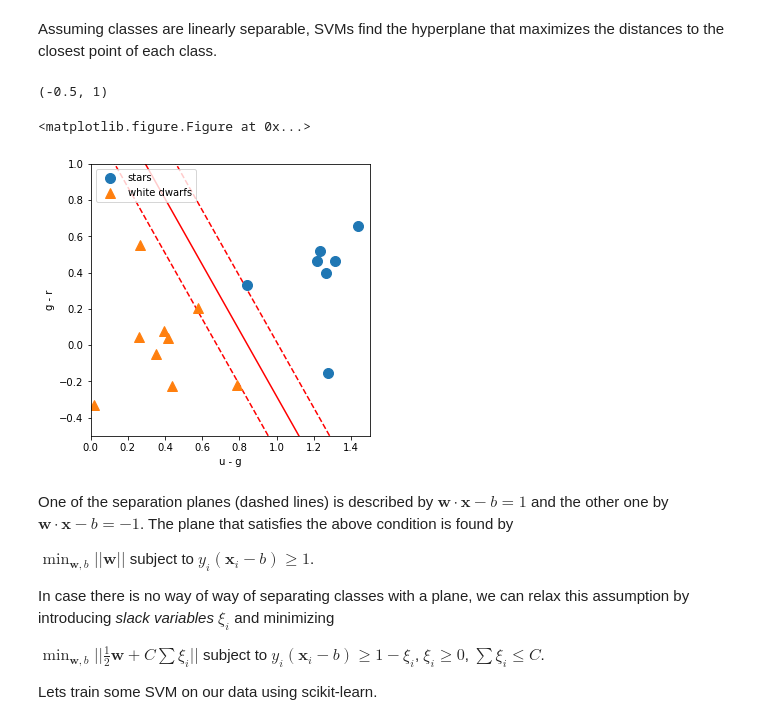
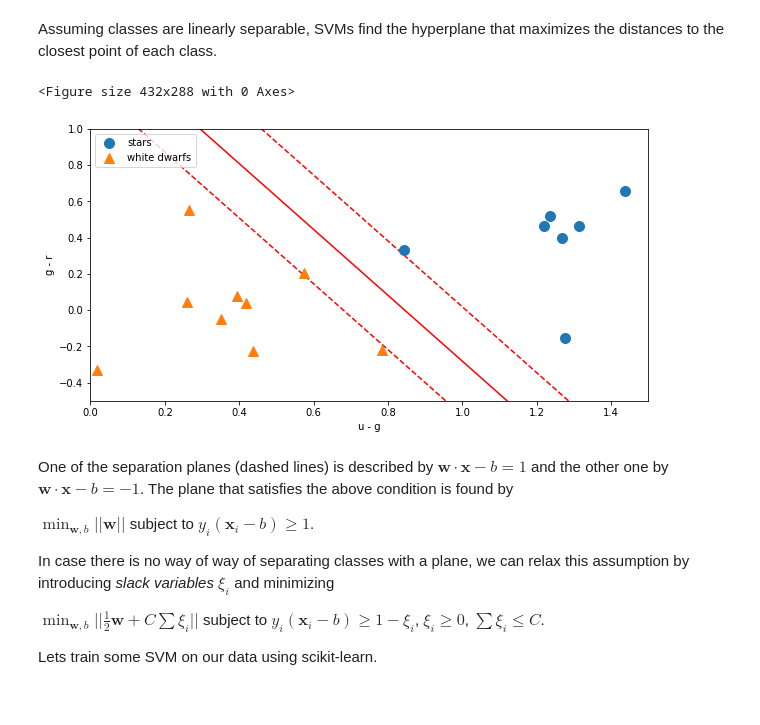
Before and after one commit to cridonoso/IntroToDataScience, a Jupyter notebook: 6-Classification/DataScience1_10_DiscriminantFunction/DataScience1_10_DiscriminantFunction/DataScience1_10_DiscriminantFunction.ipynb, the cells around one changed output. Cells and saved outputs as stored; diff of their text form; code cells hidden in the pictures.

```diff
--- a/6-Classification/DataScience1_10_DiscriminantFunction/DataScience1_10_DiscriminantFunction/DataScience1_10_DiscriminantFunction.ipynb
+++ b/6-Classification/DataScience1_10_DiscriminantFunction/DataScience1_10_DiscriminantFunction/DataScience1_10_DiscriminantFunction.ipynb
@@ -92,17 +92,17 @@ Assuming classes are linearly separable, SVMs find the hyperplane that maximizes
 # %%
 plane = np.array([[1.12, 0.02],[-0.5, 1.5]])
 pl.clf()
-pl.figure(figsize = (5, 5))
+pl.figure(figsize = (10, 5))
 pl.plot(plane[0], plane[1], "r")
 pl.plot(plane[0]-0.165, plane[1], "--r")
 pl.plot(plane[0]+0.165, plane[1], "--r")
 Plot2DMags (df)
 pl.xlim([0, 1.5])
 pl.ylim([-0.5, 1])
+pl.show()
 # %% [output]
-(-0.5, 1)
+<Figure size 432x288 with 0 Axes>
-<matplotlib.figure.Figure at 0x...>
-[figure, old version]
+[figure, new version]
 # %% [markdown]
 One of the separation planes (dashed lines) is described by $\boldsymbol{w}\cdot\boldsymbol{x} - b = 1$ and the other one by $\boldsymbol{w}\cdot\boldsymbol{x} - b = -1$. The plane that satisfies the above condition is found by
 
```
Also changed, not shown: parts of 16 cells of this notebook, 10 other files.
